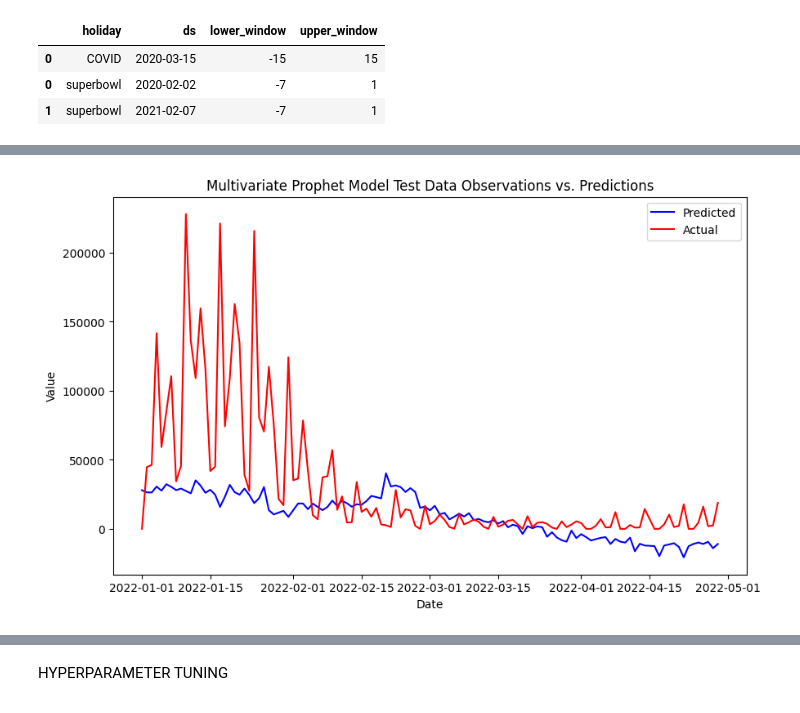
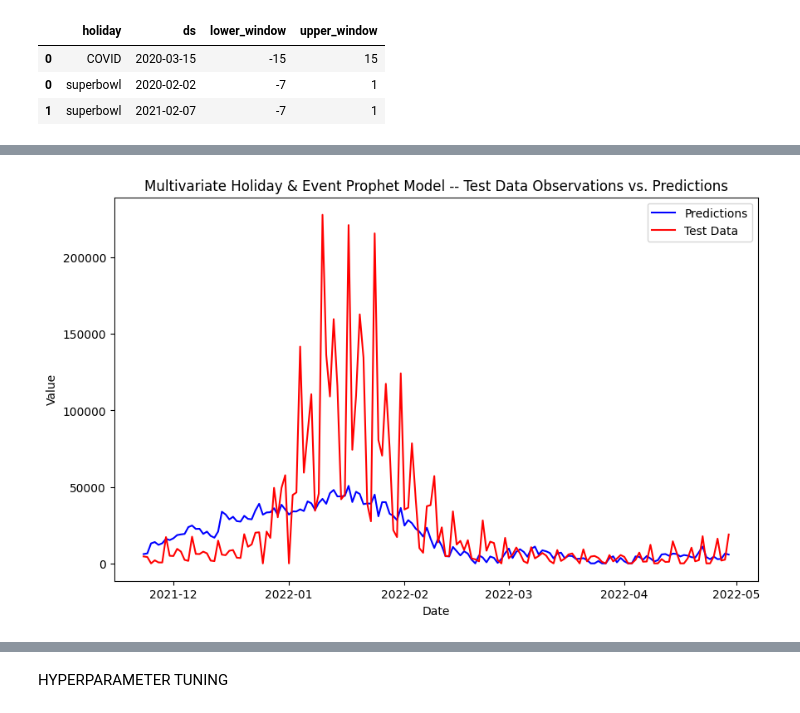
Before and after one commit to danielhe-nu/STAT390-Snowman, a Jupyter notebook: willem_multivariate_prophet.ipynb, the cells around one changed output, grey strips where cells are left out. Saved outputs shown, nothing was run; the diff lists cells and outputs as text; code cells hidden in the pictures.

Commit message:
willem multivariate prophet models -ca

```diff
--- a/willem_multivariate_prophet.ipynb
+++ b/willem_multivariate_prophet.ipynb
@@ -35,7 +35,7 @@ ca_df.head(3)
 3 rows × 52 columns
 # %%
 #separate train & test sets
-train_size = int(len(ca_df)* 0.85)
+train_size = int(len(ca_df)* 0.80)
 ca_train, ca_test = ca_df[0:train_size], ca_df[train_size:]
 # %%
 #identify best features among 179 using PCA -- to help speed up
@@ -386,15 +375,13 @@ model_holiday.train_holiday_names
 1    superbowl
 dtype: object
 # %%
-# Create the time range for the forecast
-future_multivariate_holiday = model_holiday.make_future_dataframe(periods=120)
+#create the time range for the forecast
+future_multivariate_holiday = model_holiday.make_future_dataframe(periods=158)
 
-# Append the regressor values
-future_multivariate_holiday = pd.merge(future_multivariate_holiday, full_df[['ds', '2', '7', '5', '15', '9', '6', '14', '31', '37', '39', '3', '36']], on='ds', how='inner')
+#append the regressor values
+future_multivariate_holiday = pd.merge(future_multivariate_holiday, full_df[['ds', '7', '5', '8', '24', '31', '12', '10', '2', '3', '11', '13', '30', '22', '21', '17', '6', '14', '38', '19', '34', '16', '28']], on='ds', how='inner')
 
-# Fill the missing values with the previous value
+#fill the missing values with the previous value
 future_multivariate_holiday = future_multivariate_holiday.fillna(method='ffill')
-
-# Check the data
-future_multivariate.tail(10)
+future_multivariate.tail(5)
 # %% [output]
@@ -419,0 +395,12 @@ model_holiday.plot(forecast_holiday);
+# %%
+#make predictions
+forecast_holiday = model_holiday.predict(future_multivariate_holiday)
+#change negative predictions to 0
+forecast_holiday['yhat'] = forecast_holiday['yhat'].clip(lower=0)
+
+forecast_holiday['yhat_lower'] = forecast_holiday['yhat_lower'].clip(lower=0)
+model_holiday.plot(forecast_holiday);
+#overlay the actual test data
+plt.scatter(test_final['ds'], test_final['y'], color='red', label='Test Data')
+plt.title('Multivariate Holidays & Events Prophet Model Predictions vs Test Data')
+plt.legend()
@@ -420,24 +410,23 @@ model_holiday.plot(forecast_holiday);
 # %%
-# Predictions are already made in forecast_holiday, you need to filter this for the test period
+#predictions are already made in forecast_holiday
 test_period_start = test_final['ds'].min()
 test_period_end = test_final['ds'].max()
 forecast_test_period = forecast_holiday[(forecast_holiday['ds'] >= test_period_start)]
 
-# Plot the predictions for the test period
+#plot the predictions for the test period
 plt.figure(figsize=(10, 6))
-plt.plot(forecast_test_period['ds'], forecast_test_period['yhat'], label='Predicted', color='blue')
+plt.plot(forecast_test_period['ds'], forecast_test_period['yhat'], label='Predictions', color='blue')
 
-# Overlay the actual test data
-plt.plot(test_final['ds'], test_final['y'], color='red', label='Actual')
+#overlay the actual test data
+plt.plot(test_final['ds'], test_final['y'], color='red', label='Test Data')
 
-# Enhance the plot with labels and legend
 plt.legend()
-plt.title('Multivariate Prophet Model Test Data Observations vs. Predictions')
+plt.title('Multivariate Holiday & Event Prophet Model -- Test Data Observations vs. Predictions')
 plt.xlabel('Date')
 plt.ylabel('Value')
 plt.show()
 # %% [output]
-[figure, old version]
+[figure, new version]
 # %%
 # Visualize the forecast components
 model_holiday.plot_components(forecast_holiday);
```
Also changed, not shown: parts of 21 cells of this notebook.
